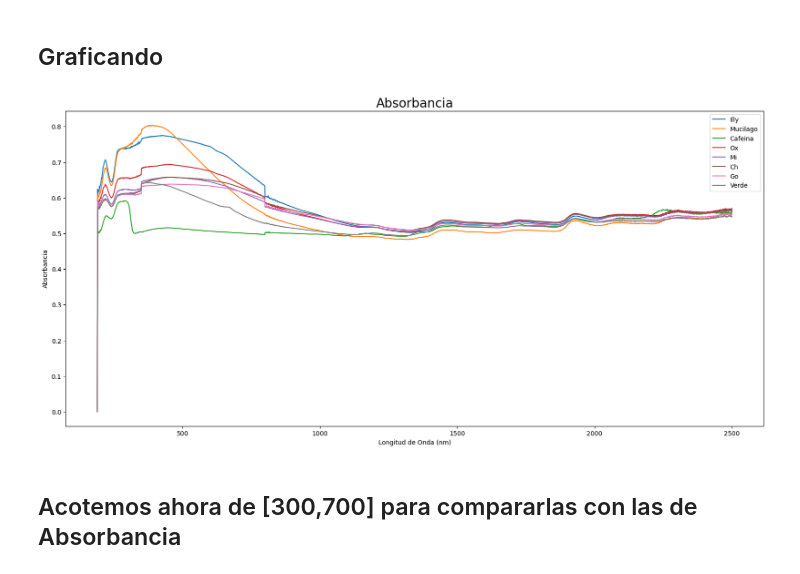
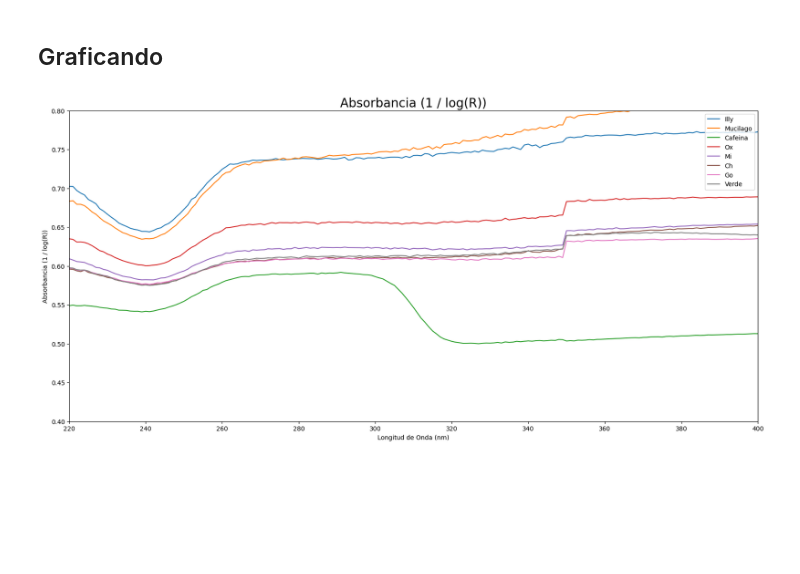
Before and after one commit to jazoro911/CafeLab, a Jupyter notebook: Liz/Proyects/Reflectancia-Absorbancia.ipynb, the cells around one changed output. Cells and saved outputs as stored; diff of their text form; code cells hidden in the pictures; blank space fills up the shorter version.

```diff
--- a/Liz/Proyects/Reflectancia-Absorbancia.ipynb
+++ b/Liz/Proyects/Reflectancia-Absorbancia.ipynb
@@ -123,0 +9,3 @@ See the caveats in the documentation: https://pandas.pydata.org/pandas-docs/stab
+# %%
+file2 = pd.read_csv('Data/reflectancia2025_limpia.csv')
+file2
@@ -206,8 +102,7 @@ file_abs
 # %%
 #agregando la columna wavelength a file_abs
 
-file_abs.insert(0, 'Wavelength', file['Baseline 100%T'])
-
+file_abs.insert(0, 'Wavelength', file2['Wavelength'])
 file_abs
 # %% [output]
 |  | Wavelength | Illy | Mucilago | Cafeina | Ox | Mi | Ch | Go | Verde |
@@ -225,8 +120,6 @@ file_abs
 2312 rows × 9 columns
 # %%
 file_abs = file_abs.apply(pd.to_numeric, errors='coerce')
-file_abs.replace([np.inf, -np.inf], np.nan, inplace=True)
-file_abs.fillna(0, inplace=True)
 file_abs
 # %% [output]
 |  | Wavelength | Illy | Mucilago | Cafeina | Ox | Mi | Ch | Go | Verde |
@@ -247,30 +140,30 @@ file_abs
 # %%
 fig = plt.figure(figsize=(20,20))
 ax1 = fig.add_subplot(2, 1, 1)
 
 file_abs['Wavelength'] = pd.to_numeric(file_abs['Wavelength'],errors = 'coerce')
 
 
 # Absorbancia
 for col in file_abs.columns[1:]:
     df = file_abs
     #print(df)
     #print(col)
     name = col
     ax1.plot(df['Wavelength'], df[name],  label=name)
 
-ax1.set_title("Absorbancia", fontsize=20)
+ax1.set_title("Absorbancia (1 / log(R))", fontsize=20)
 ax1.set_xlabel('Longitud de Onda (nm)')
-ax1.set_ylabel('Absorbancia')
+ax1.set_ylabel('Absorbancia (1 / log(R))')
 ax1.legend(loc='upper right')
 
-#ax1.set_xlim(190,2500)
+ax1.set_xlim(220,400)
 #ax1.set_xticks([500, 1000, 1500,2000, 2500])
 
-#ax1.set_ylim(-2.1,-1.2)
+ax1.set_ylim(0.4,0.8)
 
 #plt.tight_layout()
 plt.show()
 # %% [output]
-[figure, old version]
+[figure, new version]
 # %%
@@ -278,2 +170,0 @@ file_abs.to_csv('Data/abs_convertida.csv', index=False)
-# %% [markdown]
-## Acotemos ahora de [300,700] para compararlas con las de Absorbancia
```
Also changed, not shown: parts of 23 cells of this notebook, 1 other file.
